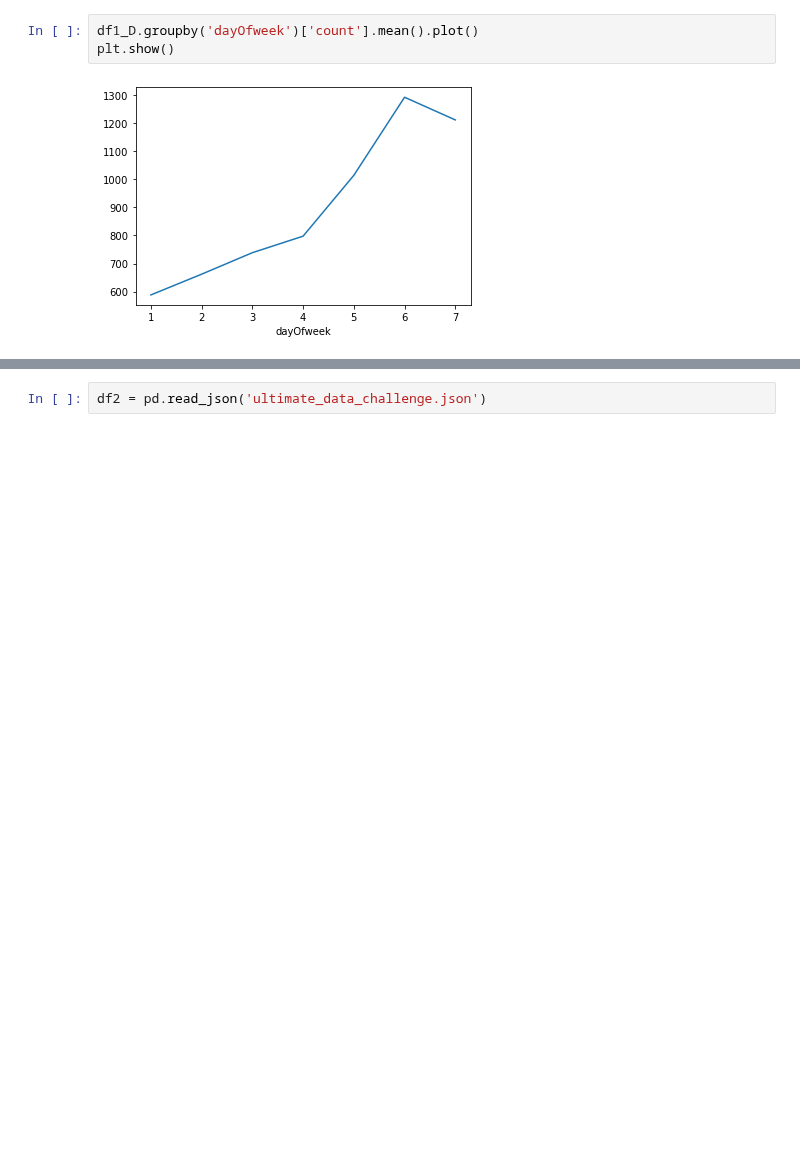
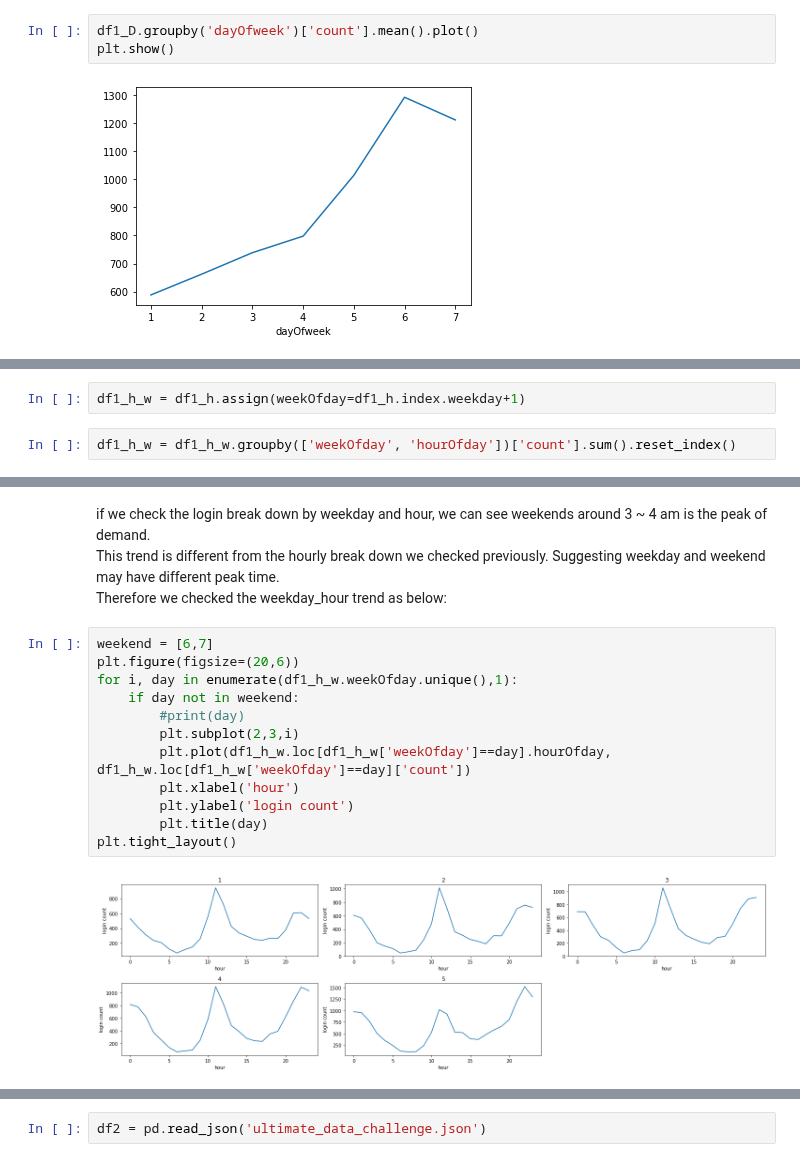
Before and after one commit to yoyo6022/Springboard-hands-on-project, a Jupyter notebook: ultimate_challenge/Ultimate_Challenge.ipynb, the cells around one changed output, grey strips where cells are left out. Drawn from its saved outputs; the diff is of its cells as text; blank space fills up the shorter version.

```diff
--- a/ultimate_challenge/Ultimate_Challenge.ipynb
+++ b/ultimate_challenge/Ultimate_Challenge.ipynb
@@ -207,0 +411,4 @@ df1_D.head(20)
+# %%
+df1_h_w = df1_h.assign(weekOfday=df1_h.index.weekday+1)
+# %%
+df1_h_w = df1_h_w.groupby(['weekOfday', 'hourOfday'])['count'].sum().reset_index()
@@ -207,0 +429,18 @@ df1_D.head(20)
+# %% [markdown]
+if we check the login break down by weekday and hour, we can see weekends around 3 ~ 4 am is the peak of demand.
+<br>This trend is different from the hourly break down we checked previously. Suggesting weekday and weekend may have different peak time.
+<br>Therefore we checked the weekday_hour trend as below:
+# %%
+weekend = [6,7]
+plt.figure(figsize=(20,6))
+for i, day in enumerate(df1_h_w.weekOfday.unique(),1):
+    if day not in weekend:
+        #print(day)
+        plt.subplot(2,3,i)
+        plt.plot(df1_h_w.loc[df1_h_w['weekOfday']==day].hourOfday, df1_h_w.loc[df1_h_w['weekOfday']==day]['count'])
+        plt.xlabel('hour')
+        plt.ylabel('login count')
+        plt.title(day)
+plt.tight_layout()
+# %% [output]
+[figure, added]
```
Also changed, not shown: parts of 43 cells of this notebook.
